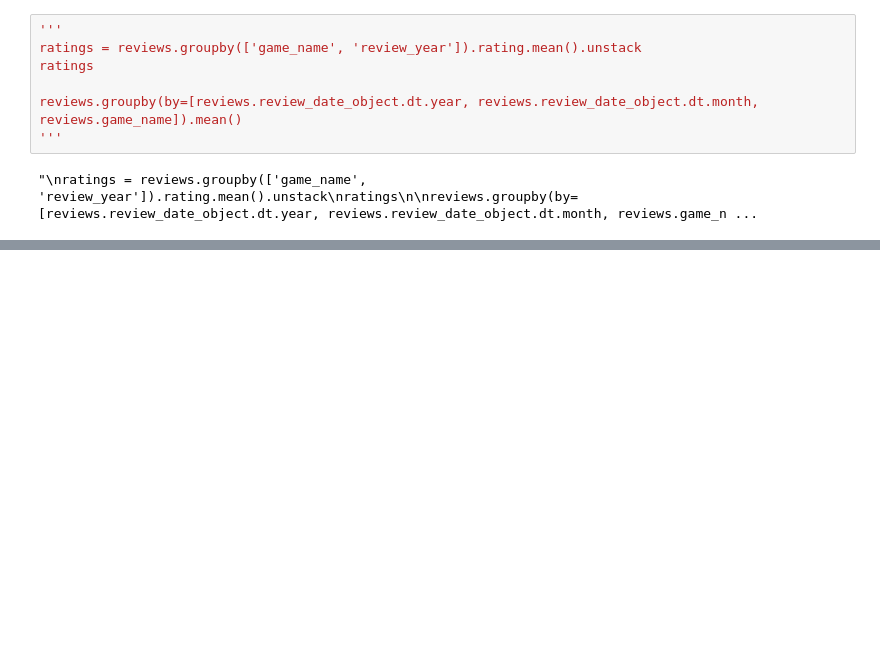
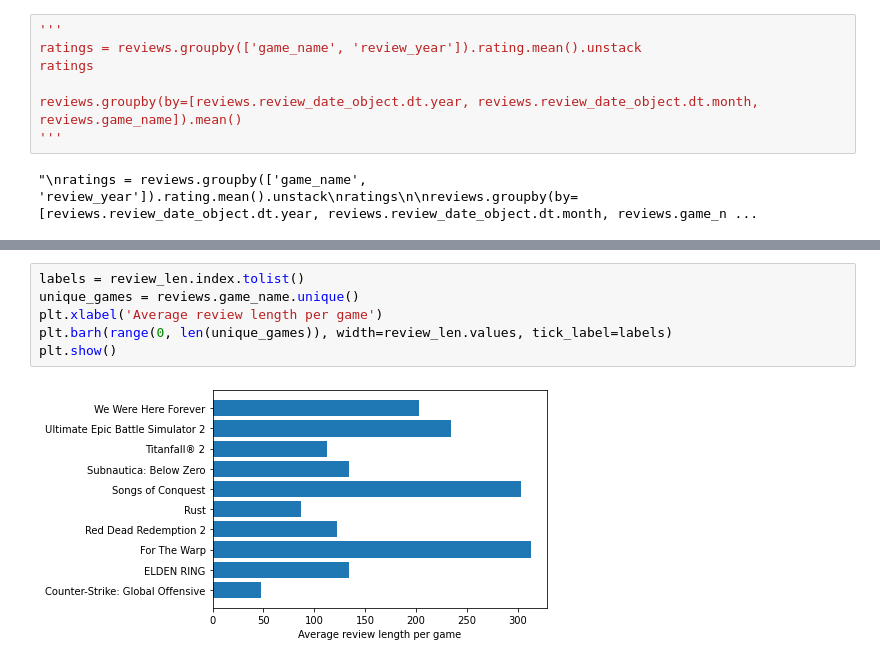
Before and after one commit to gremay/SMT_SteamAnalysis, a Jupyter notebook: sentiment_analysis.ipynb, the cells around one changed output, grey strips where cells are left out. Saved outputs shown, nothing was run; the diff lists cells and outputs as text; blank space fills up the shorter version.

```diff
--- a/sentiment_analysis.ipynb
+++ b/sentiment_analysis.ipynb
@@ -350,0 +365,8 @@ reviews.groupby(by=[reviews.review_date_object.dt.year, reviews.review_date_obje
+# %%
+labels = review_len.index.tolist()
+unique_games = reviews.game_name.unique()
+plt.xlabel('Average review length per game')
+plt.barh(range(0, len(unique_games)), width=review_len.values, tick_label=labels)
+plt.show()
+# %% [output]
+[figure, added]
```
Also changed, not shown: parts of 15 cells of this notebook.
